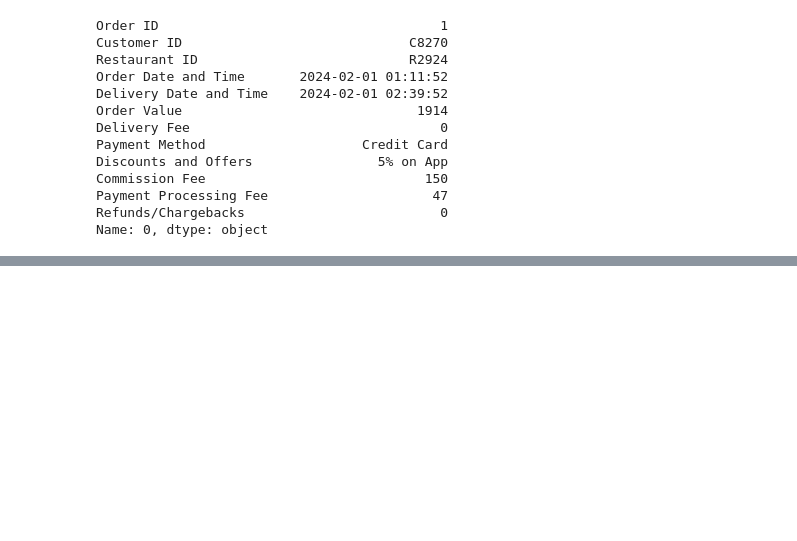
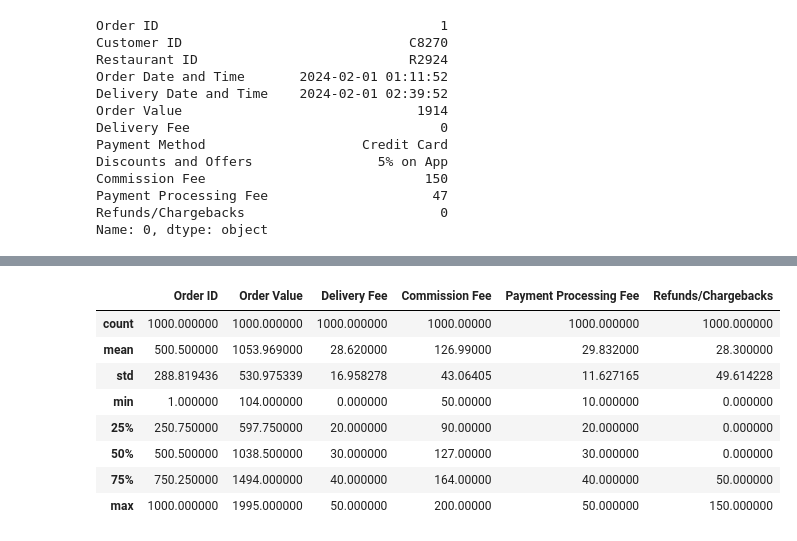
Before and after one commit to Sumit-Agnihotri/PANDAS_COURSE, a Jupyter notebook: PANDAS.ipynb, the cells around one changed output, grey strips where cells are left out. Drawn from its saved outputs; the diff is of its cells as text; code cells hidden in the pictures; blank space fills up the shorter version.

```diff
--- a/PANDAS.ipynb
+++ b/PANDAS.ipynb
@@ -143,0 +194,12 @@ Name: 0, dtype: object
+# %%
+df.describe() # summary statistics
+# %% [output]
+|  | Order ID | Order Value | Delivery Fee | Commission Fee | Payment Processing Fee | Refunds/Chargebacks |
+| count | 1000.000000 | 1000.000000 | 1000.000000 | 1000.00000 | 1000.000000 | 1000.000000 |
+| mean | 500.500000 | 1053.969000 | 28.620000 | 126.99000 | 29.832000 | 28.300000 |
+| std | 288.819436 | 530.975339 | 16.958278 | 43.06405 | 11.627165 | 49.614228 |
+| min | 1.000000 | 104.000000 | 0.000000 | 50.00000 | 10.000000 | 0.000000 |
+| 25% | 250.750000 | 597.750000 | 20.000000 | 90.00000 | 20.000000 | 0.000000 |
+| 50% | 500.500000 | 1038.500000 | 30.000000 | 127.00000 | 30.000000 | 0.000000 |
+| 75% | 750.250000 | 1494.000000 | 40.000000 | 164.00000 | 40.000000 | 50.000000 |
+| max | 1000.000000 | 1995.000000 | 50.000000 | 200.00000 | 50.000000 | 150.000000 |
```
Also changed, not shown: parts of 8 cells of this notebook.
